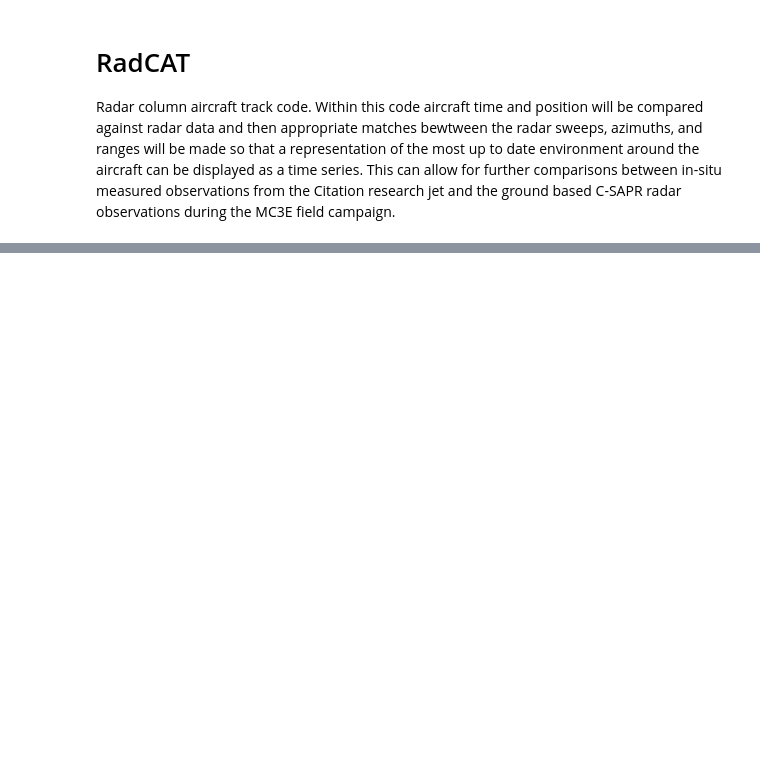
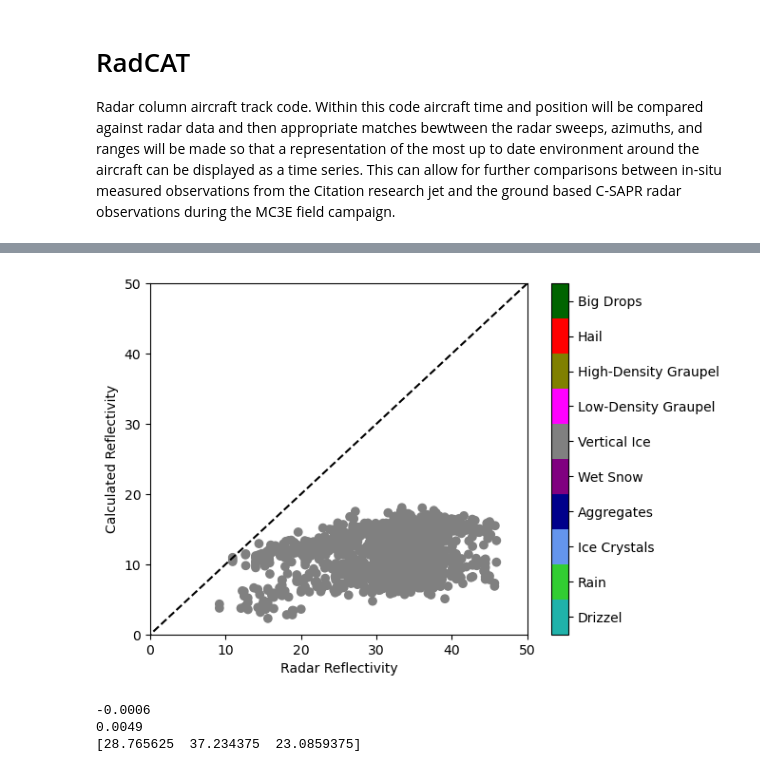
Before and after one commit to brycerrickbeil/2026-SULI-Bryce-Rickbeil, a Jupyter notebook: students/bryce_rickbeil/notebooks/RadCAT.ipynb, the cells around one changed output, grey strips where cells are left out. Cells and saved outputs as stored; diff of their text form; code cells hidden in the pictures; blank space fills up the shorter version.

```diff
--- a/students/bryce_rickbeil/notebooks/RadCAT.ipynb
+++ b/students/bryce_rickbeil/notebooks/RadCAT.ipynb
@@ -539,3 +586,46 @@ plt.show()
+# %%
+#===========================================
+# Code to visualize the comparison between
+# aircraft calculated reflectivity and radar
+# reflectivity
+#===========================================
+
+list_type = vertical_ice_list
+
+radar_ref = aircraft_data.Radar_Reflectivity.sel(Time = list_type)[:, 1]
+calc_ref = aircraft_data.Calculated_Reflectivity.sel(Time = list_type)
+phase_class = aircraft_data.Phase_Classification.sel(Time = list_type)
+
+color_bar_labels = ['Drizzel', 'Rain', 'Ice Crystals', 'Aggregates', 'Wet Snow', 'Vertical Ice', 'Low-Density Graupel', 'High-Density Graupel', 'Hail', 'Big Drops']
+color_map = ['lightseagreen', 'limegreen', 'cornflowerblue', 'darkblue', 'purple', 'gray', 'magenta', 'olive', 'red', 'darkgreen']
+color_map = ListedColormap(color_map)
+bounds = np.arange(len(color_bar_labels) + 1)
+label_positions = bounds[:-1] + .5
+
+plt.scatter(x = radar_ref,
+            y = calc_ref,
+            c = phase_class,
+            cmap = color_map,
+           vmin = 0,
+           vmax = 10)
+plt.ylabel('Calculated Reflectivity')
+plt.xlabel('Radar Reflectivity')
+plt.xlim(0, 50)
+plt.ylim(0, 50)
+plot = plt.plot((50, 0), (50, 0), color = 'black', linestyle = '--')
+cbar = plt.colorbar()
+cbar.set_ticks(ticks = label_positions, labels = color_bar_labels)
+plt.show()
+# %% [output]
+[figure, added]
+# %%
+print(aircraft_data.Nev_TWC.sel(Time = 56606.09).data)
+print(aircraft_data.Nev_LWCcor.sel(Time = 56606.09).data)
+print(aircraft_data.Radar_Reflectivity.sel(Time = 56606.09).data)
+# %% [output]
+-0.0006
+0.0049
+[28.765625  37.234375  23.0859375]
 # %%
 #=======================================
 # Aircraft track classification
```
Also changed, not shown: parts of 25 cells of this notebook, 1 other file.
